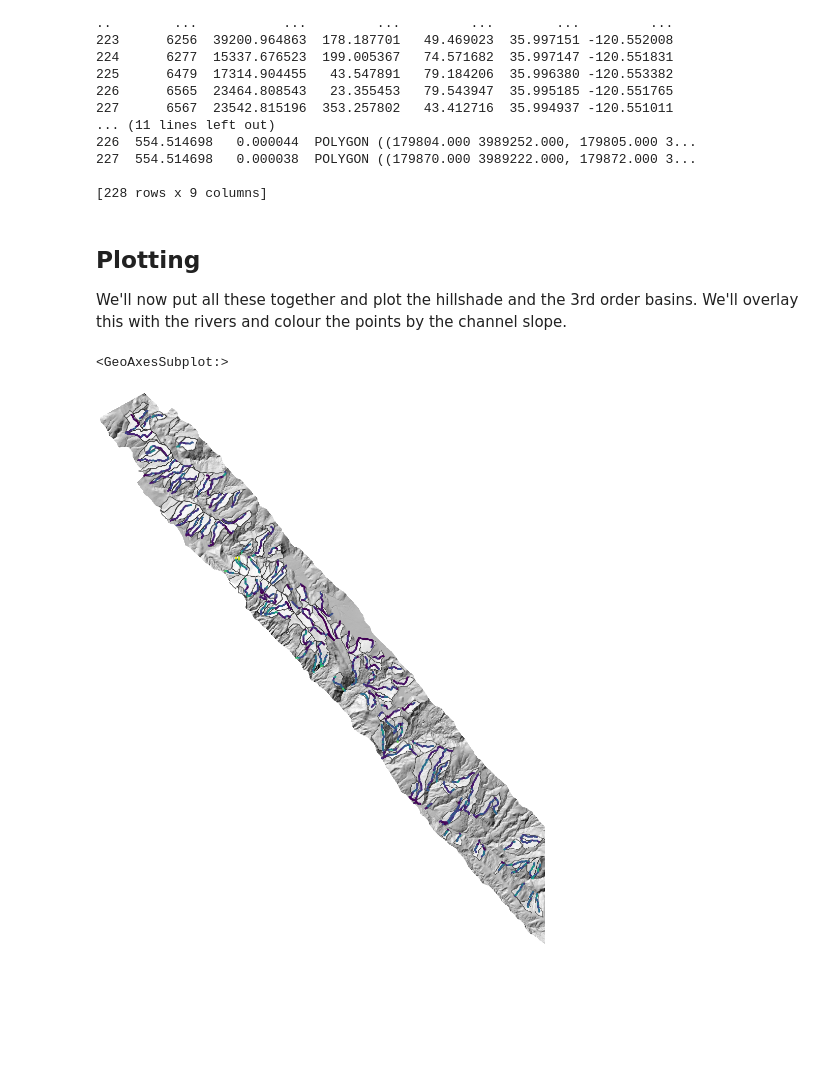
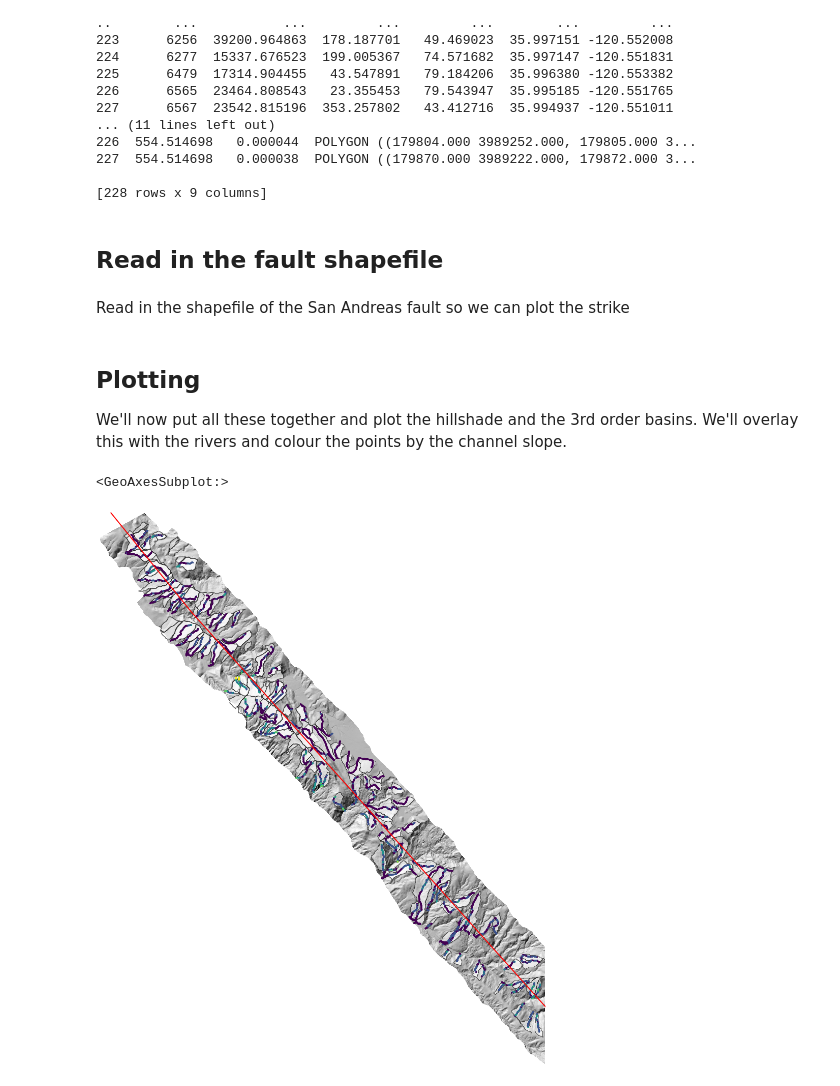
Before and after one commit to fclubb/fault-swath, a Jupyter notebook: notebooks/MakeRasterPlot.ipynb, the cells around one changed output. Cells and saved outputs as stored; diff of their text form; code cells hidden in the pictures; blank space fills up the shorter version.

```diff
--- a/notebooks/MakeRasterPlot.ipynb
+++ b/notebooks/MakeRasterPlot.ipynb
@@ -77,28 +77,39 @@ print(basins_utm)
 227  554.514698   0.000038  POLYGON ((179870.000 3989222.000, 179872.000 3...
 
 [228 rows x 9 columns]
+# %% [markdown]
+## Read in the fault shapefile
+# %% [markdown]
+Read in the shapefile of the San Andreas fault so we can plot the strike
+# %%
+SAF = gpd.read_file('/home/bjdd72/san_andreas/SanAndreasFault.shp')
+SAF_UTM = SAF.to_crs(str(DEM.crs))
 # %% [markdown]
 ## Plotting
 We'll now put all these together and plot the hillshade and the 3rd order basins. We'll overlay this with the rivers and colour the points by the channel slope.
 # %%
 fig = plt.figure(figsize=(20,20))
 ax = fig.add_subplot(1, 1, 1, projection=ccrs.UTM(10))
 # Limit the extent of the map to a small longitude/latitude range.
 ax.set_extent(Extent, crs=ccrs.UTM(10))
 #ax.gridlines(draw_labels=True, dms=True, x_inline=False, y_inline=False)
 #print('Projecting and plotting image (this may take a while)...')
 ax.imshow(array, extent=Extent, transform=ccrs.UTM(10), origin="upper", cmap='gray', alpha=1, zorder=2)
 ax.axis('off')
 
 # now plot the channel data. We need to normalise the colours on a 0 to 1 scale
 norm = colors.Normalize(vmin=0, vmax=1)
-gdf2.plot(ax=ax, column='slope', markersize=4, zorder=10, cmap="viridis", norm=norm)
+this_cmap = plt.cm.get_cmap('viridis', 5)
+gdf2.plot(ax=ax, column='slope', markersize=4, zorder=10, cmap=this_cmap, norm=norm)
 
 # now plot the basins
 basins_utm.plot(ax=ax, facecolor='white', edgecolor='k', alpha=0.6, zorder=5)
+
+# now plot the SAF fault strike
+SAF_UTM.plot(ax=ax, edgecolor='red', lw=2, zorder=15)
 # %% [output]
 <GeoAxesSubplot:>
-[figure, old version]
+[figure, new version]
 # %%
 # save the figure
 fig.savefig(base_dir+tile_no+'_raster_plot.png', dpi=300)
```
Also changed, not shown: parts of 1 cell of this notebook, 7 other files.
